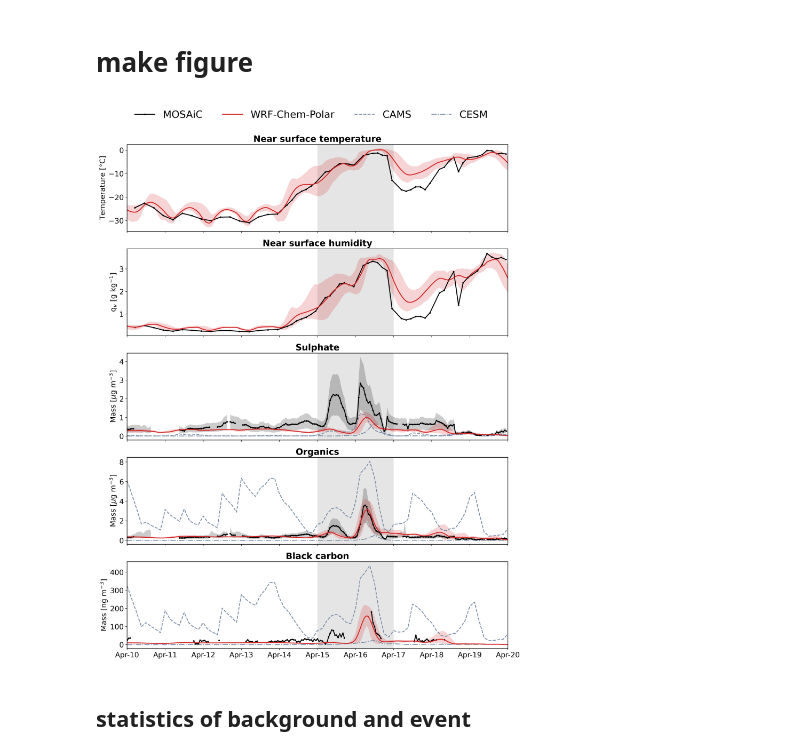
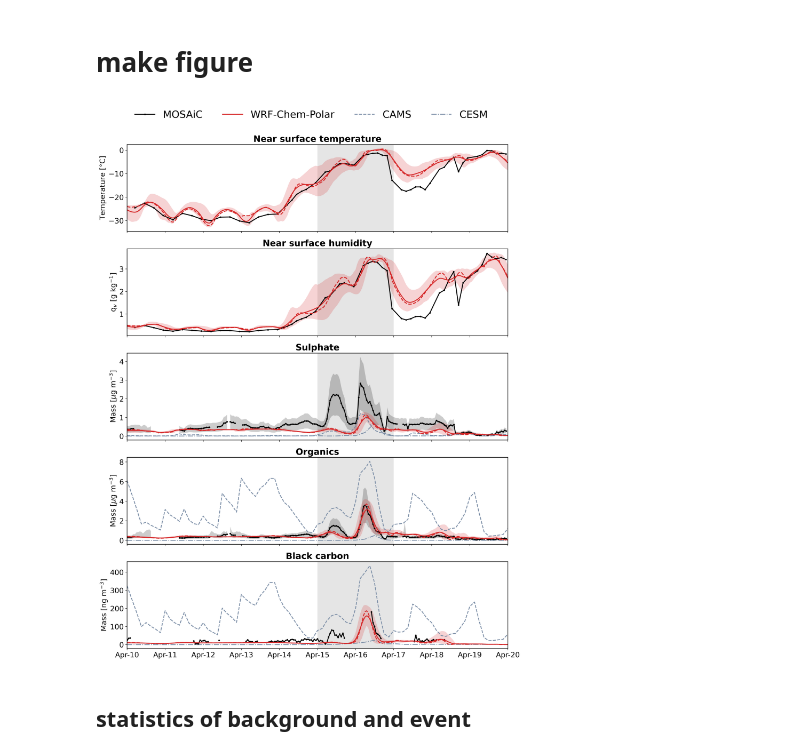
Before and after one commit to ruthprice/mosaic-wai-wrf-chem, a Jupyter notebook: notebooks/figure-4-mosaic-time-series.ipynb, the cells around one changed output. Saved outputs shown, nothing was run; the diff lists cells and outputs as text; code cells hidden in the pictures.

Commit message:
WIP:  figure edits for review response

```diff
--- a/notebooks/figure-4-mosaic-time-series.ipynb
+++ b/notebooks/figure-4-mosaic-time-series.ipynb
@@ -129,6 +129,7 @@ wrfout["toa"] = wrfout.rho_air*sum_wrf_aero_bins(make_bin_dimension(wrfout, "tot
 wrfout_mosaic_mean = wrfout.mean(["i","j"])
 wrfout_mosaic_min = wrfout.min(["i","j"])
 wrfout_mosaic_max = wrfout.max(["i","j"])
+wrfout_mosaic_ctr = wrfout.isel(i=1, j=1)
 # %% [markdown]
 ## Read CESM and CAMS data
 Position of Polarstern was extracted in `extract-mosaic-cams.ipynb` and `extract-mosaic-cesm.ipynb`.
@@ -188,6 +189,13 @@ axes[0].plot(
     c="tab:red",
     label="WRF-Chem-Polar"
 )
+axes[0].plot(
+    wrfout.Time,
+    wrfout_mosaic_ctr.air_temperature.isel(bottom_top=0)-273.15,
+    c="tab:red",
+    ls="dashed",
+    label="WRF-Chem-Polar"
+)
 axes[0].fill_between(
     wrfout.Time,
     wrfout_mosaic_min.air_temperature.isel(bottom_top=0)-273.15,
@@ -213,6 +221,12 @@ axes[1].plot(
     wrfout.Time,
     wrfout_mosaic_mean.QVAPOR.isel(bottom_top=0)*1e3,
     c="tab:red",
+)
+axes[1].plot(
+    wrfout.Time,
+    wrfout_mosaic_ctr.QVAPOR.isel(bottom_top=0)*1e3,
+    c="tab:red",
+    ls="dashed"
 )
 axes[1].fill_between(
     wrfout.Time,
@@ -267,6 +281,13 @@ lwrf, = axes[2].plot(
     wrfout.Time,
     wrfout_mosaic_mean.so4.isel(bottom_top=0),
     c="tab:red",
+    label="WRF-Chem-Polar"
+)
+axes[2].plot(
+    wrfout.Time,
+    wrfout_mosaic_ctr.so4.isel(bottom_top=0),
+    c="tab:red",
+    ls="dashed",
     label="WRF-Chem-Polar"
 )
 axes[2].fill_between(
@@ -325,6 +346,13 @@ axes[3].plot(
     c="tab:red",
     label="WFR-Chem-Polar"
 )
+axes[3].plot(
+    wrfout.Time,
+    (wrfout_mosaic_ctr.toa+wrfout_mosaic_ctr.oc).isel(bottom_top=0),
+    c="tab:red",
+    ls="dashed",
+    label="WFR-Chem-Polar"
+)
 axes[3].set_ylabel("Mass [$\\mu$g m$^{{-3}}$]")
 axes[3].set_title("Organics", weight="bold")
 
@@ -358,35 +386,42 @@ axes[4].plot(
     c="tab:red",
     label="WRF-Chem-Polar"
 )
+axes[4].plot(
+    wrfout.Time,
+    wrfout_mosaic_ctr.bc.isel(bottom_top=0)*1e3,
+    c="tab:red",
+    ls="dashed",
+    label="WRF-Chem-Polar"
+)
 axes[4].fill_between(
     wrfout.Time,
     wrfout_mosaic_min.bc.isel(bottom_top=0)*1e3,
     wrfout_mosaic_max.bc.isel(bottom_top=0)*1e3,
     color="tab:red",
     alpha=0.2,
     edgecolor="None"
 )
 axes[4].set_ylabel("Mass [ng m$^{{-3}}$]")
 axes[4].set_title("Black carbon", weight="bold")
 
 fig.legend(
     ncols=4,
     handles=[lmosaic,lwrf,lcams,lcesm],
     loc="center",
     bbox_to_anchor=(0, 0.9, 1, 0.05),
     edgecolor="None",
     borderaxespad=0.25,
     fontsize=22
 )
 for ax in axes:
     ax.set_xlim(apr.start, apr.stop)
     ax.xaxis.set_major_formatter(mdates.DateFormatter("%b-%d"))
 for ax in axes[:-1]:
     ax.set_xticklabels([])
 
-plt.savefig(f"../figures/figure4.png", bbox_inches="tight")
+plt.savefig(f"../figures/figure4_response.png", bbox_inches="tight")
 # %% [output]
-[figure, old version]
+[figure, new version]
 # %% [markdown]
 ## statistics of background and event
 # %%
```
Also changed, not shown: 4 other files.
